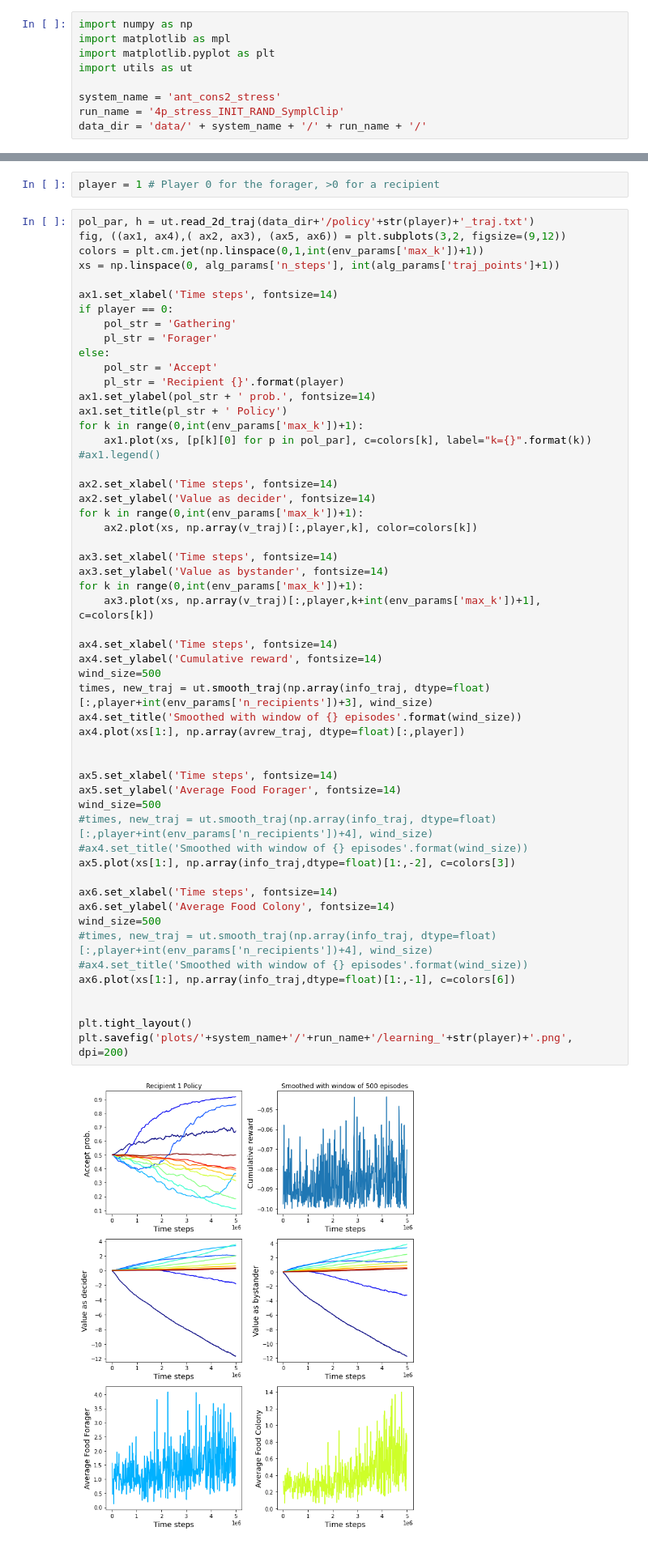
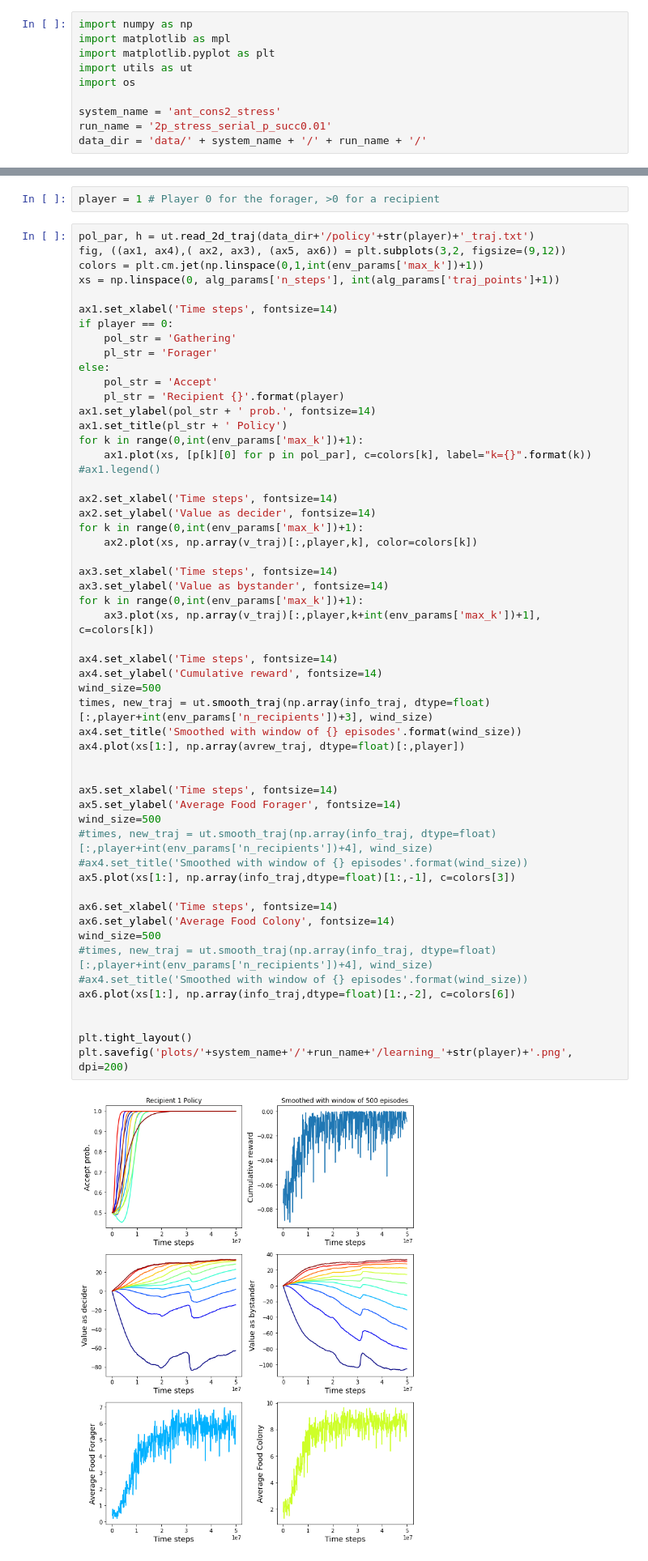
Before and after one commit to amazzoli/Ant_trophallaxis, a Jupyter notebook: analyze_training.ipynb, the cells around one changed output, grey strips where cells are left out. Shown at 81% size. Drawn from its saved outputs; the diff is of its cells as text.

```diff
--- a/analyze_training.ipynb
+++ b/analyze_training.ipynb
@@ -3,9 +3,10 @@ import numpy as np
 import matplotlib as mpl
 import matplotlib.pyplot as plt
 import utils as ut
+import os
 
 system_name = 'ant_cons2_stress'
-run_name = '4p_stress_INIT_RAND_SymplClip'
+run_name = '2p_stress_serial_p_succ0.01'
 data_dir = 'data/' + system_name + '/' + run_name + '/'
 # %% [markdown]
 ### Importing the paramters
@@ -80,36 +88,36 @@ for k in range(0,int(env_params['max_k'])+1):
 
 ax3.set_xlabel('Time steps', fontsize=14)
 ax3.set_ylabel('Value as bystander', fontsize=14)
 for k in range(0,int(env_params['max_k'])+1):
     ax3.plot(xs, np.array(v_traj)[:,player,k+int(env_params['max_k'])+1], c=colors[k])
 
 ax4.set_xlabel('Time steps', fontsize=14)
 ax4.set_ylabel('Cumulative reward', fontsize=14)
 wind_size=500
 times, new_traj = ut.smooth_traj(np.array(info_traj, dtype=float)[:,player+int(env_params['n_recipients'])+3], wind_size)
 ax4.set_title('Smoothed with window of {} episodes'.format(wind_size))
 ax4.plot(xs[1:], np.array(avrew_traj, dtype=float)[:,player])
 
 
 ax5.set_xlabel('Time steps', fontsize=14)
 ax5.set_ylabel('Average Food Forager', fontsize=14)
 wind_size=500
 #times, new_traj = ut.smooth_traj(np.array(info_traj, dtype=float)[:,player+int(env_params['n_recipients'])+4], wind_size)
 #ax4.set_title('Smoothed with window of {} episodes'.format(wind_size))
-ax5.plot(xs[1:], np.array(info_traj,dtype=float)[1:,-2], c=colors[3])
+ax5.plot(xs[1:], np.array(info_traj,dtype=float)[1:,-1], c=colors[3])
 
 ax6.set_xlabel('Time steps', fontsize=14)
 ax6.set_ylabel('Average Food Colony', fontsize=14)
 wind_size=500
 #times, new_traj = ut.smooth_traj(np.array(info_traj, dtype=float)[:,player+int(env_params['n_recipients'])+4], wind_size)
 #ax4.set_title('Smoothed with window of {} episodes'.format(wind_size))
-ax6.plot(xs[1:], np.array(info_traj,dtype=float)[1:,-1], c=colors[6])
+ax6.plot(xs[1:], np.array(info_traj,dtype=float)[1:,-2], c=colors[6])
 
 
 plt.tight_layout()
 plt.savefig('plots/'+system_name+'/'+run_name+'/learning_'+str(player)+'.png', dpi=200)
 # %% [output]
-[figure, old version]
+[figure, new version]
 # %% [markdown]
 ### Time scales
 # %%
```
Also changed, not shown: parts of 4 cells of this notebook, 5 other files.
